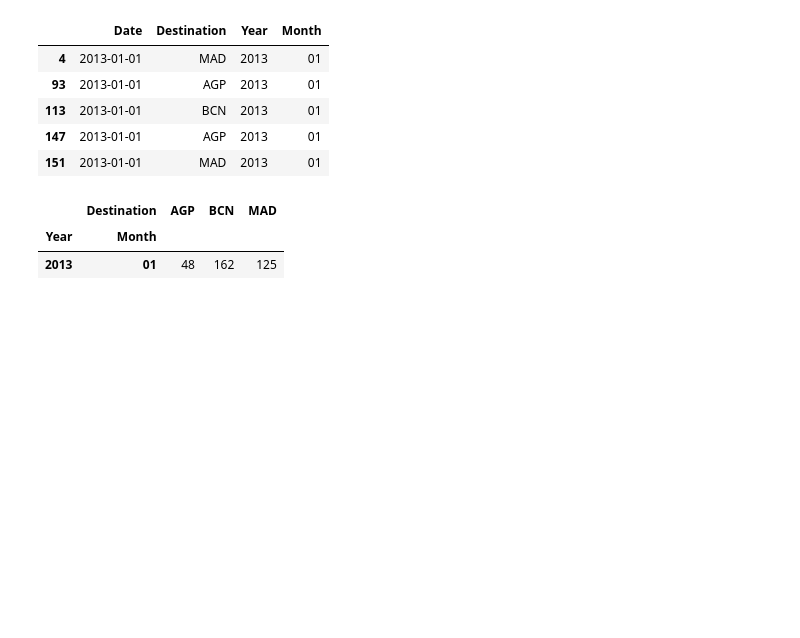
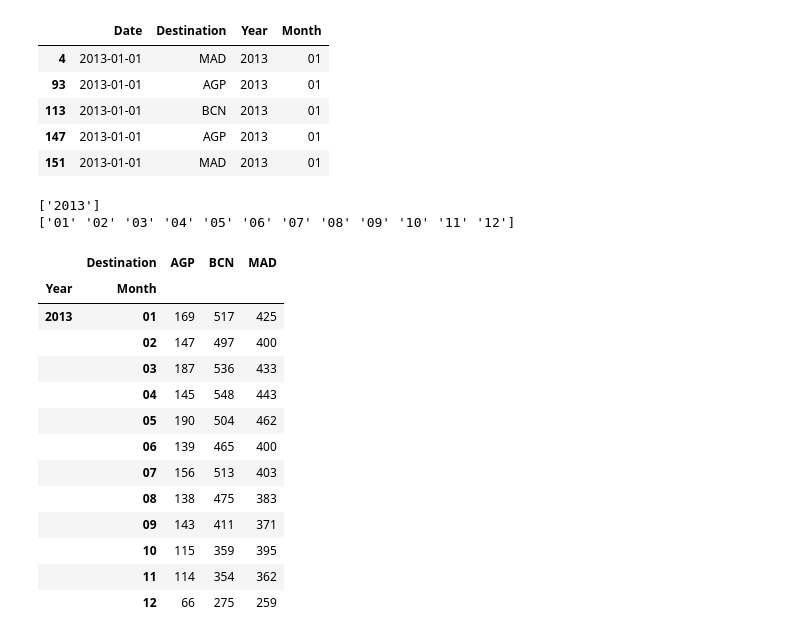
Before and after one commit to bdeotto/reto_Amadeus, a Jupyter notebook: reto_Amadeus.ipynb, the cells around one changed output. Cells and saved outputs as stored; diff of their text form; code cells hidden in the pictures; blank space fills up the shorter version.

```diff
--- a/reto_Amadeus.ipynb
+++ b/reto_Amadeus.ipynb
@@ -955,0 +992,10 @@ df_searches_sample_rduced.shape: (335, 45)
+# %%
+# Inspección:
+# Path para searches_clean en primera celda.
+
+reader=pd.read_csv(path_searches_clean,compression='bz2',iterator=True,\
+                   sep='^',chunksize=huge_chk)
+len_dfc_T=0
+for i, df in enumerate(reader):
+    len_dfc_T+=len(df)
+len_dfc_T
@@ -955,0 +1004,19 @@ df_searches_sample_rduced.shape: (335, 45)
+# %%
+# Para reconstruir el dataframe searches solo con filas y columnas relevantes para el ejercicio 3:
+# Path para searches_clean en primera celda.
+
+t_0=time.process_time()
+
+rlvnt_cols=['Date','Destination']
+rlvnt_rows=['AGP','MAD','BCN'] # Aeropuertos de destino relevantes
+
+reader=pd.read_csv(path_searches_clean,compression='bz2',iterator=True,\
+                   sep='^',chunksize=huge_chk,usecols=rlvnt_cols)
+df_se_cln_rdz=pd.DataFrame()
+for i, df in enumerate(reader):
+    df_mini=df[df['Destination'].isin(rlvnt_rows)]
+    df_se_cln_rdz=df_se_cln_rdz.append(df_mini)
+    print (f'Filas añadidas hasta {i+1}-ésimo chunk: {len(df_se_cln_rdz)}')
+
+tempus=time.process_time()-t_0
+print (f'Tiempo de proceso: {tempus}')
@@ -956,9 +1029,9 @@ df_searches_sample_rduced.shape: (335, 45)
 # %%
-df_searches_sample_mini=df_searches_sample_rduced[['Date','Destination']].copy()
-df_searches_sample_mini['Year']=df_searches_sample_mini['Date'].str.split('-').str[0]
-df_searches_sample_mini['Month']=df_searches_sample_mini['Date'].str.split('-').str[1]
+# Ajustes para tratar las fechas:
 
-df_searches_sample_mini.head()
+df_se_cln_rdz['Year']=df_se_cln_rdz['Date'].str.split('-').str[0]
+df_se_cln_rdz['Month']=df_se_cln_rdz['Date'].str.split('-').str[1]
+df_se_cln_rdz.head()
 # %% [output]
 |  | Date | Destination | Year | Month |
 | 4 | 2013-01-01 | MAD | 2013 | 01 |
@@ -966,9 +1039,32 @@ df_searches_sample_mini.head()
 | 113 | 2013-01-01 | BCN | 2013 | 01 |
 | 147 | 2013-01-01 | AGP | 2013 | 01 |
 | 151 | 2013-01-01 | MAD | 2013 | 01 |
+# %%
+# Inspección:
+
+print (df_se_cln_rdz['Year'].unique())
+print (df_se_cln_rdz['Month'].unique())
+# %% [output]
+['2013']
+['01' '02' '03' '04' '05' '06' '07' '08' '09' '10' '11' '12']
 # %%
-df_searches_sample_mini.pivot_table(index=['Year','Month'],columns='Destination',values='Date',aggfunc='count')
+# Pivot table de búsquedas de vuelos por meses:
+
+PT_searches=df_se_cln_rdz.pivot_table(index=['Year','Month'],columns='Destination',\
+                                      values='Date',aggfunc='count')
+PT_searches.head(12)
 # %% [output]
 |  | Destination | AGP | BCN | MAD |
 | Year | Month |  |  |  |
-| 2013 | 01 | 48 | 162 | 125 |
+| 2013 | 01 | 169 | 517 | 425 |
+|  | 02 | 147 | 497 | 400 |
+|  | 03 | 187 | 536 | 433 |
+|  | 04 | 145 | 548 | 443 |
+|  | 05 | 190 | 504 | 462 |
+|  | 06 | 139 | 465 | 400 |
+|  | 07 | 156 | 513 | 403 |
+|  | 08 | 138 | 475 | 383 |
+|  | 09 | 143 | 411 | 371 |
+|  | 10 | 115 | 359 | 395 |
+|  | 11 | 114 | 354 | 362 |
+|  | 12 | 66 | 275 | 259 |
```
Also changed, not shown: parts of 27 cells of this notebook, 2 other files.
